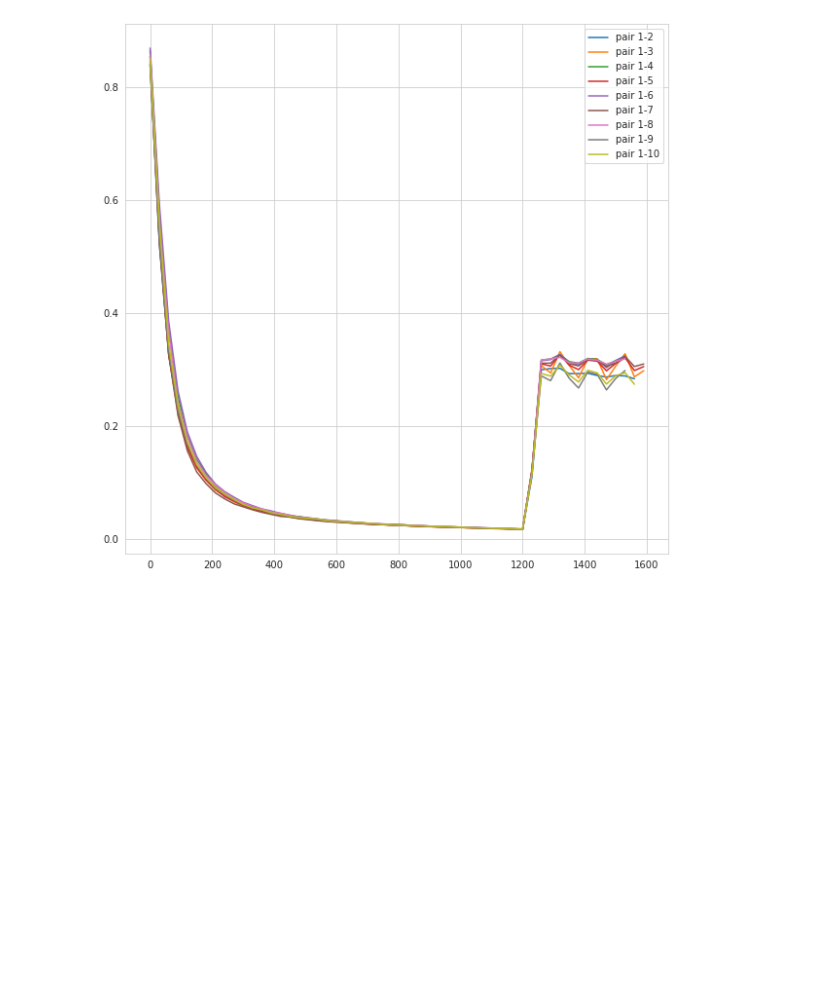
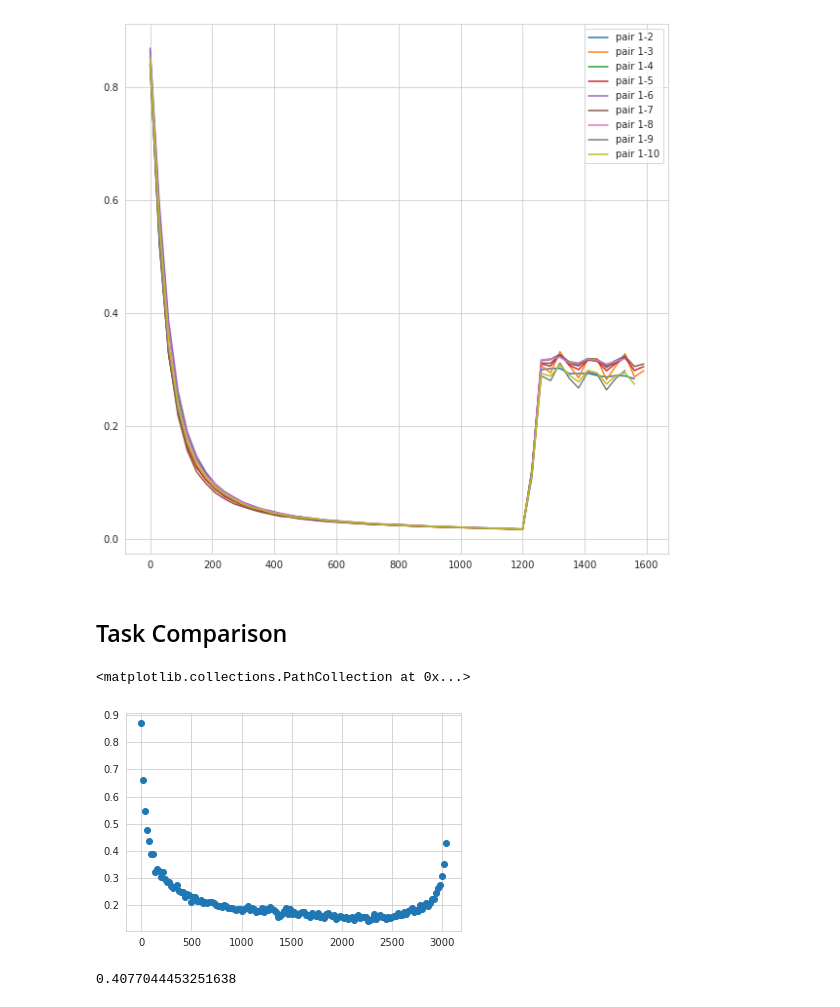
Before and after one commit to a-cowlagi/encoding-structures-of-neural-representations, a Jupyter notebook: notebooks/Compare Structure.ipynb, the cells around one changed output. Cells and saved outputs as stored; diff of their text form; code cells hidden in the pictures; blank space fills up the shorter version.

Commit message:
alignment vs overlap

```diff
--- a/notebooks/Compare Structure.ipynb
+++ b/notebooks/Compare Structure.ipynb
@@ -176,3 +176,28 @@ ax.legend()
 # %% [output]
 <matplotlib.legend.Legend at 0x...>
 [figure]
+# %% [markdown]
+## Task Comparison
+# %%
+task_0_examples, task_1_examples = x_train[np.logical_or(y_train == 0,y_train == 1) != 0], x_train[np.logical_or(y_train == 2,y_train == 3) != 0]
+task_0_examples = task_0_examples.reshape(task_0_examples.shape[0], -1)
+task_1_examples = task_1_examples.reshape(task_1_examples.shape[0], -1)
+# class_1_examples = np.random.randn(*class_1_examples.shape)
+# class_0_examples = np.random.randn(*class_0_examples.shape)
+
+all_examples = x_train.reshape(x_train.shape[0], -1)
+num_divisions = 8
+
+compare_pair = StructureComparePair(x1= task_0_examples, x2= task_1_examples, retain_var= 0.96, num_divisions = None, set_all= False, rank_mode= "projection")
+# %%
+block_size = 20
+overlaps = compare_pair.compute_class_overlap(block_size = 20)
+# %%
+plt.scatter(block_size*np.arange(0, overlaps[0:].shape[0]), overlaps[0:])
+# %% [output]
+<matplotlib.collections.PathCollection at 0x...>
+[figure, added]
+# %%
+compare_pair.s2_proj[:120].sum()/compare_pair.s1_proj.sum()
+# %% [output]
+0.4077044453251638
```
Also changed, not shown: parts of 2 cells of this notebook, 12 other files.
